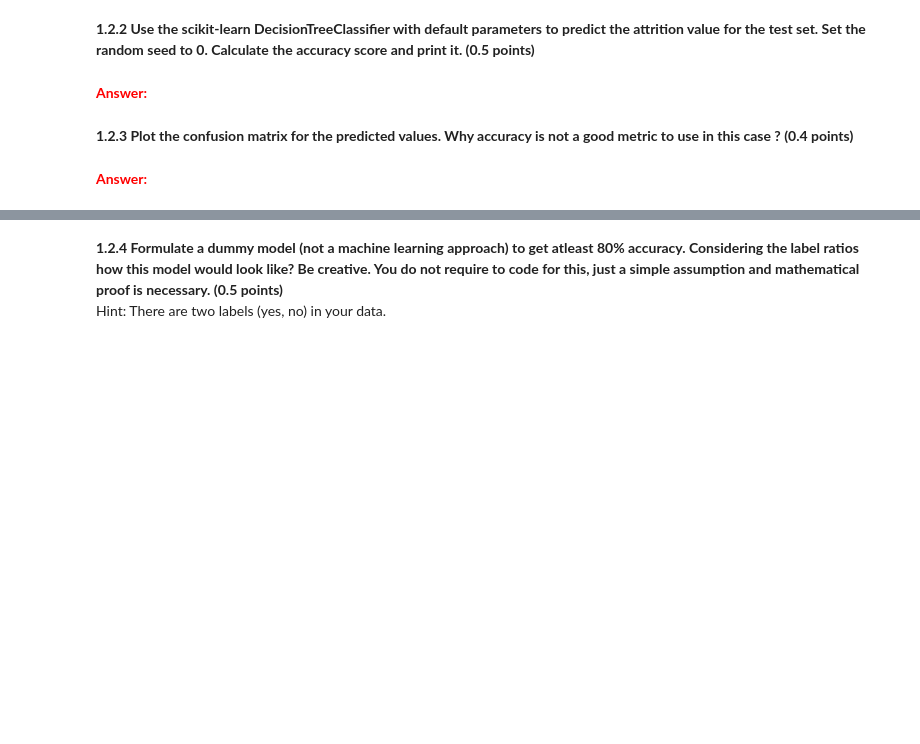
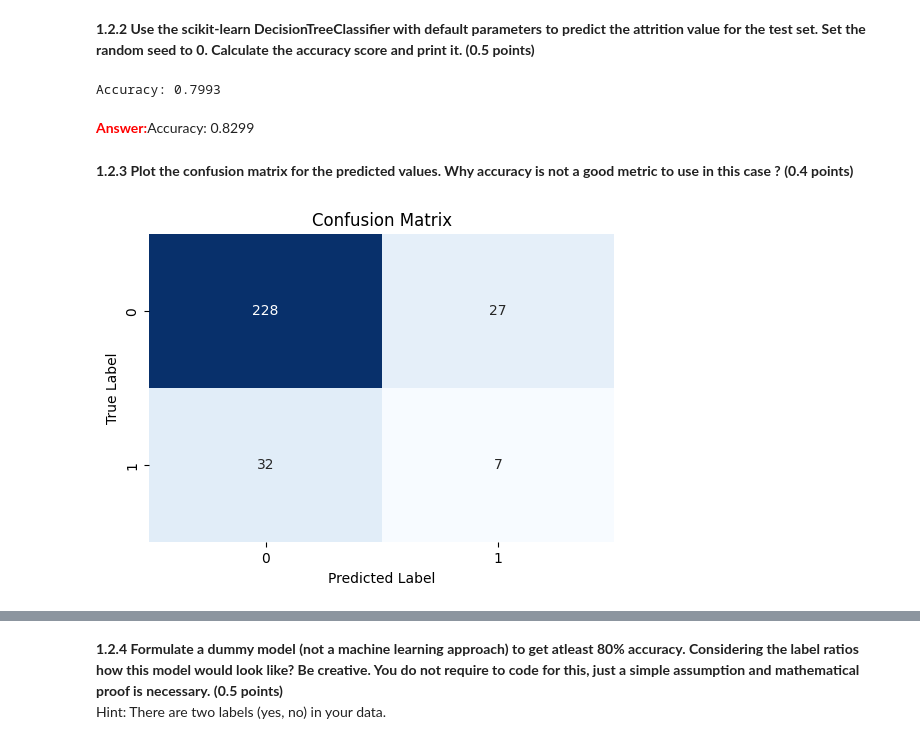
Before and after one commit to Sulaiman29/BDA_HW3, a Jupyter notebook: Copy_of_BDA2025Spring_HW3.ipynb, the cells around one changed output, grey strips where cells are left out. Saved outputs shown, nothing was run; the diff lists cells and outputs as text; code cells hidden in the pictures; blank space fills up the shorter version.

```diff
--- a/Copy_of_BDA2025Spring_HW3.ipynb
+++ b/Copy_of_BDA2025Spring_HW3.ipynb
@@ -234,11 +263,30 @@ from sklearn import metrics
 
 model = DT(random_state=0)
 #TODO: train the model
+model.fit(X_train_normalized, y_train)
 #TODO: predict on test set
+X_test_normalized = (X_test - X_train_mean) / X_train_std
+y_pred = model.predict(X_test_normalized)
 #TODO: print accuracy
+accuracy = metrics.accuracy_score(y_test, y_pred)
+print(f"Accuracy: {accuracy:.4f}")
+# %% [output]
+Accuracy: 0.7993
 # %% [markdown]
-<font color='red'> **Answer:**</font>
+<font color='red'> **Answer:**</font>Accuracy: 0.8299
 # %% [markdown]
 **1.2.3 Plot the confusion matrix for the predicted values. Why accuracy is not a good metric to use in this case ? (0.4 points)**
-# %% [markdown]
-**<font color='red'>Answer:</font>**
+# %%
+from sklearn.metrics import confusion_matrix
+
+# Assuming y_test and y_pred are your true and predicted labels
+cm = confusion_matrix(y_test, y_pred)
+
+plt.figure(figsize=(6, 4))
+sns.heatmap(cm, annot=True, fmt='d', cmap='Blues', cbar=False)
+plt.title('Confusion Matrix')
+plt.xlabel('Predicted Label')
+plt.ylabel('True Label')
+plt.show()
+# %% [output]
+[figure, added]
```
Also changed, not shown: parts of 40 cells of this notebook.
